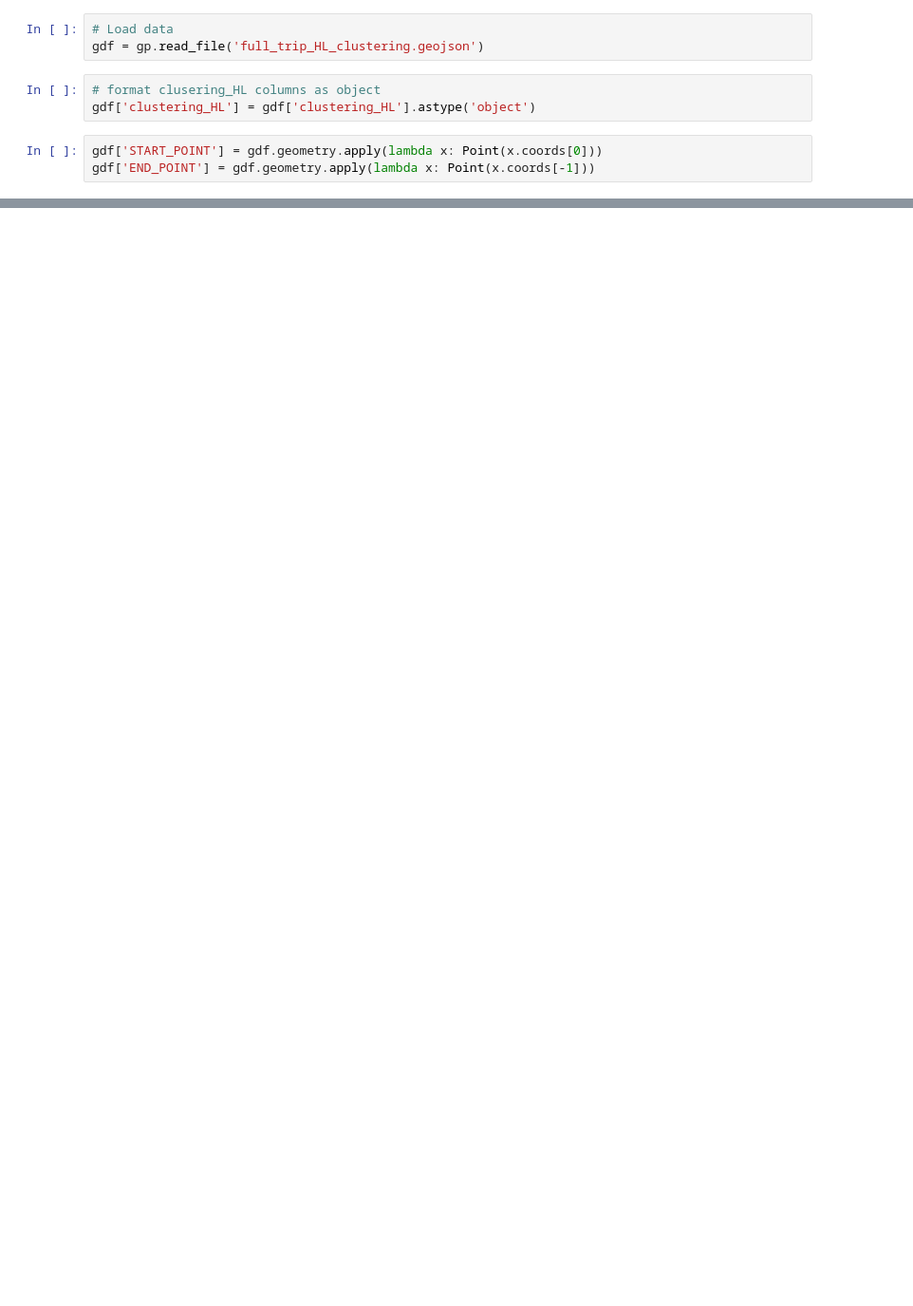
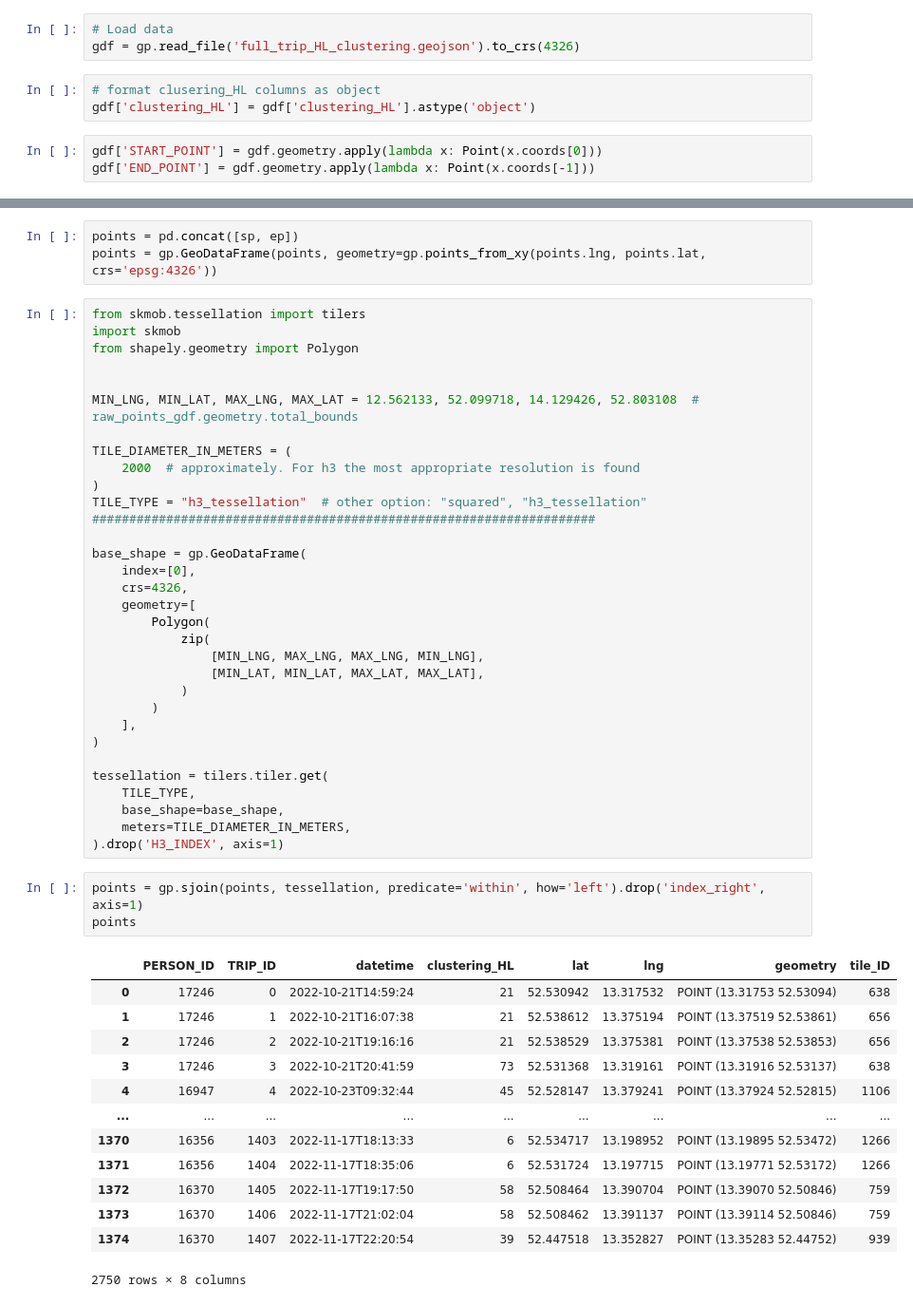
Before and after one commit to benediktstroebl/Master-Thesis, a Jupyter notebook: Experiments/Clustering_assessment_heuristic/clustering_assessment.ipynb, the cells around one changed output, grey strips where cells are left out. Shown at 95% size. Saved outputs shown, nothing was run; the diff lists cells and outputs as text; blank space fills up the shorter version.

```diff
--- a/Experiments/Clustering_assessment_heuristic/clustering_assessment.ipynb
+++ b/Experiments/Clustering_assessment_heuristic/clustering_assessment.ipynb
@@ -17,7 +17,7 @@ import matplotlib.pyplot as plt
 from shapely import Point
 # %%
 # Load data
-gdf = gp.read_file('full_trip_HL_clustering.geojson')
+gdf = gp.read_file('full_trip_HL_clustering.geojson').to_crs(4326)
 # %%
 # format clusering_HL columns as object
 gdf['clustering_HL'] = gdf['clustering_HL'].astype('object')
@@ -64,0 +65,52 @@ ValueError: linearrings: Input operand 0 does not have enough dimensions (has 1,
+# %%
+points = pd.concat([sp, ep])
+points = gp.GeoDataFrame(points, geometry=gp.points_from_xy(points.lng, points.lat, crs='epsg:4326'))
+# %%
+from skmob.tessellation import tilers
+import skmob
+from shapely.geometry import Polygon
+
+
+MIN_LNG, MIN_LAT, MAX_LNG, MAX_LAT = 12.562133, 52.099718, 14.129426, 52.803108  # raw_points_gdf.geometry.total_bounds
+
+TILE_DIAMETER_IN_METERS = (
+    2000  # approximately. For h3 the most appropriate resolution is found
+)
+TILE_TYPE = "h3_tessellation"  # other option: "squared", "h3_tessellation"
+####################################################################
+
+base_shape = gp.GeoDataFrame(
+    index=[0],
+    crs=4326,
+    geometry=[
+        Polygon(
+            zip(
+                [MIN_LNG, MAX_LNG, MAX_LNG, MIN_LNG],
+                [MIN_LAT, MIN_LAT, MAX_LAT, MAX_LAT],
+            )
+        )
+    ],
+)
+
+tessellation = tilers.tiler.get(
+    TILE_TYPE,
+    base_shape=base_shape,
+    meters=TILE_DIAMETER_IN_METERS,
+).drop('H3_INDEX', axis=1)
+# %%
+points = gp.sjoin(points, tessellation, predicate='within', how='left').drop('index_right', axis=1)
+points
+# %% [output]
+|  | PERSON_ID | TRIP_ID | datetime | clustering_HL | lat | lng | geometry | tile_ID |
+| 0 | 17246 | 0 | 2022-10-21T14:59:24 | 21 | 52.530942 | 13.317532 | POINT (13.31753 52.53094) | 638 |
+| 1 | 17246 | 1 | 2022-10-21T16:07:38 | 21 | 52.538612 | 13.375194 | POINT (13.37519 52.53861) | 656 |
+| 2 | 17246 | 2 | 2022-10-21T19:16:16 | 21 | 52.538529 | 13.375381 | POINT (13.37538 52.53853) | 656 |
+| 3 | 17246 | 3 | 2022-10-21T20:41:59 | 73 | 52.531368 | 13.319161 | POINT (13.31916 52.53137) | 638 |
+| 4 | 16947 | 4 | 2022-10-23T09:32:44 | 45 | 52.528147 | 13.379241 | POINT (13.37924 52.52815) | 1106 |
+| ... | ... | ... | ... | ... | ... | ... | ... | ... |
+| 1370 | 16356 | 1403 | 2022-11-17T18:13:33 | 6 | 52.534717 | 13.198952 | POINT (13.19895 52.53472) | 1266 |
+| 1371 | 16356 | 1404 | 2022-11-17T18:35:06 | 6 | 52.531724 | 13.197715 | POINT (13.19771 52.53172) | 1266 |
+| 1372 | 16370 | 1405 | 2022-11-17T19:17:50 | 58 | 52.508464 | 13.390704 | POINT (13.39070 52.50846) | 759 |
+| 1373 | 16370 | 1406 | 2022-11-17T21:02:04 | 58 | 52.508462 | 13.391137 | POINT (13.39114 52.50846) | 759 |
+| 1374 | 16370 | 1407 | 2022-11-17T22:20:54 | 39 | 52.447518 | 13.352827 | POINT (13.35283 52.44752) | 939 |
+2750 rows × 8 columns
```
Also changed, not shown: parts of 13 cells of this notebook, 1 other file.
